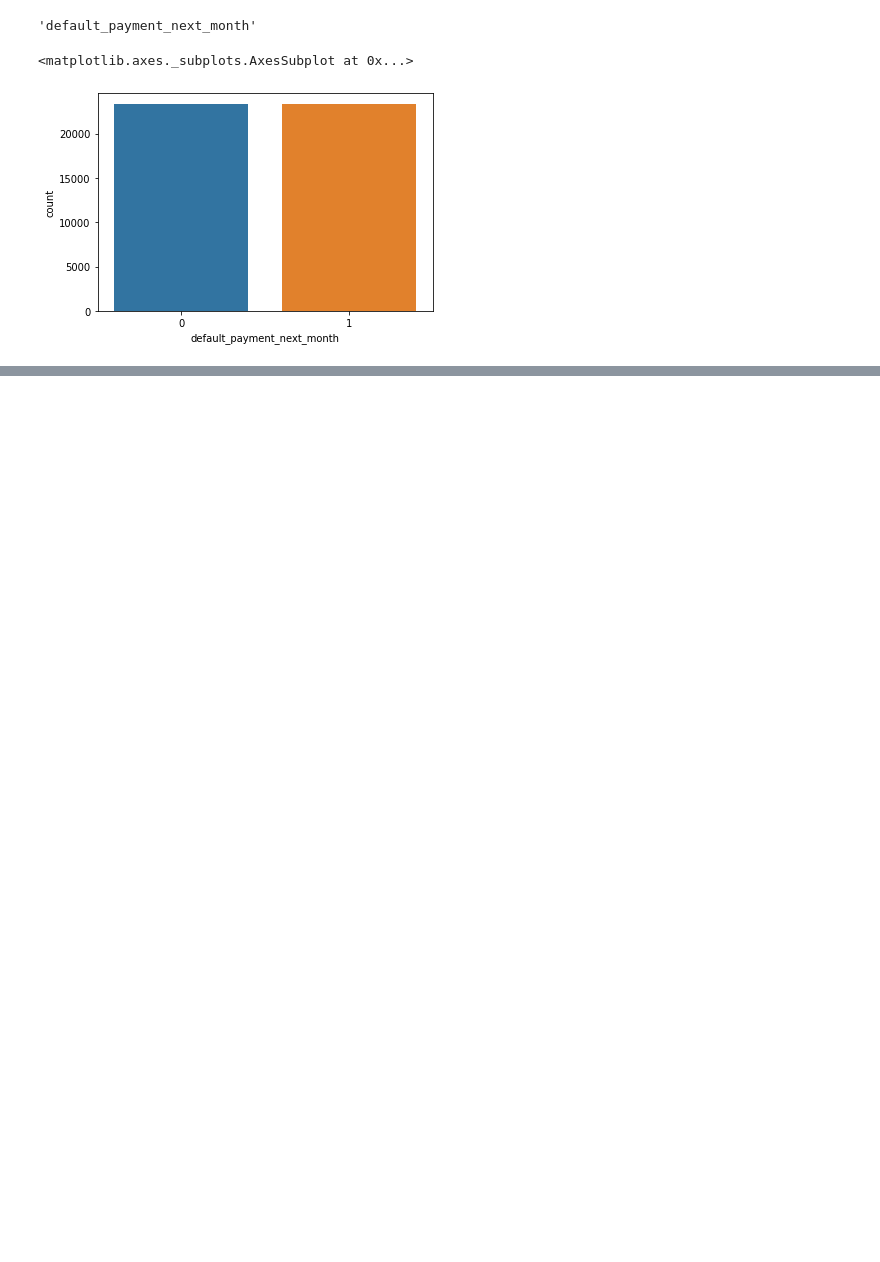
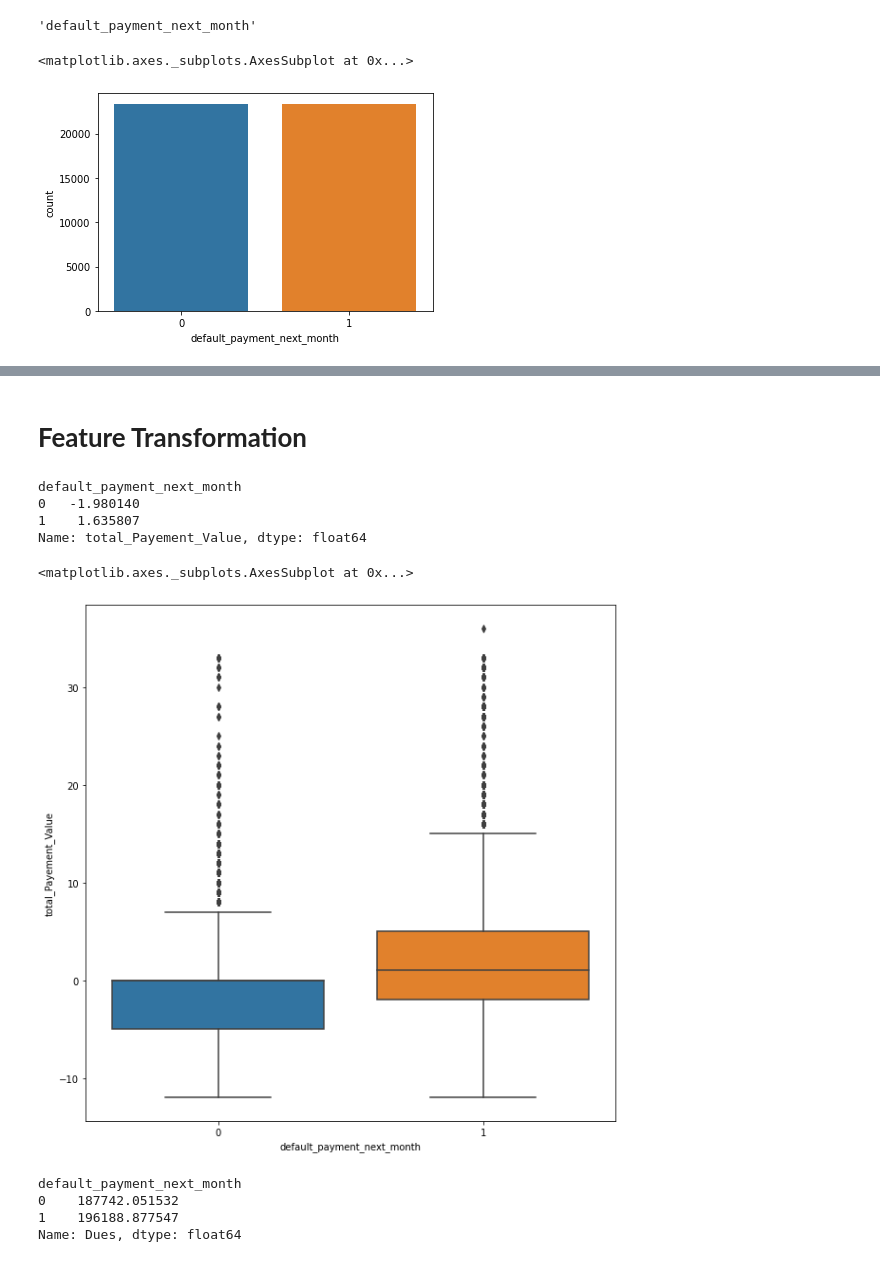
Before and after one commit to Bibhuti-MLAI/Credit-Card-Default-Prediction, a Jupyter notebook: Credit_Card_Default_Prediction_Capstone_Project.ipynb, the cells around one changed output, grey strips where cells are left out. Drawn from its saved outputs; the diff is of its cells as text; code cells hidden in the pictures; blank space fills up the shorter version.

```diff
--- a/Credit_Card_Default_Prediction_Capstone_Project.ipynb
+++ b/Credit_Card_Default_Prediction_Capstone_Project.ipynb
@@ -506 +506,24 @@ balance_df[balance_df['default_payment_next_month']==1]
 23364 rows × 24 columns
+# %% [markdown]
+# **Feature Transformation**
+# %%
+#save a copy file in other variable
+credit_copy = balance_df.copy()
+# %%
+#assign the the sum of payment value in one
+credit_copy['total_Payement_Value'] = credit_copy['PAY_SEPT'] + credit_copy['PAY_AUG'] + credit_copy['PAY_JUL'] + credit_copy['PAY_JUN'] + credit_copy['PAY_MAY'] + credit_copy['PAY_APR']
+# %%
+#check the correlation by using mean
+credit_copy.groupby('default_payment_next_month')['total_Payement_Value'].mean()
+# %% [output]
+default_payment_next_month
+0   -1.980140
+1    1.635807
+Name: total_Payement_Value, dtype: float64
+# %%
+#plotting the box plot
+plt.figure(figsize=(10,10))
+sns.boxplot(data = credit_copy, x = 'default_payment_next_month', y = 'total_Payement_Value' )
+# %% [output]
+<matplotlib.axes._subplots.AxesSubplot at 0x...>
+[figure, added]
@@ -506,0 +533,8 @@ balance_df[balance_df['default_payment_next_month']==1]
+# %%
+#check the mean to calculate the correletion
+credit_copy.groupby('default_payment_next_month')['Dues'].mean()
+# %% [output]
+default_payment_next_month
+0    187742.051532
+1    196188.877547
+Name: Dues, dtype: float64
```
Also changed, not shown: parts of 13 cells of this notebook.
